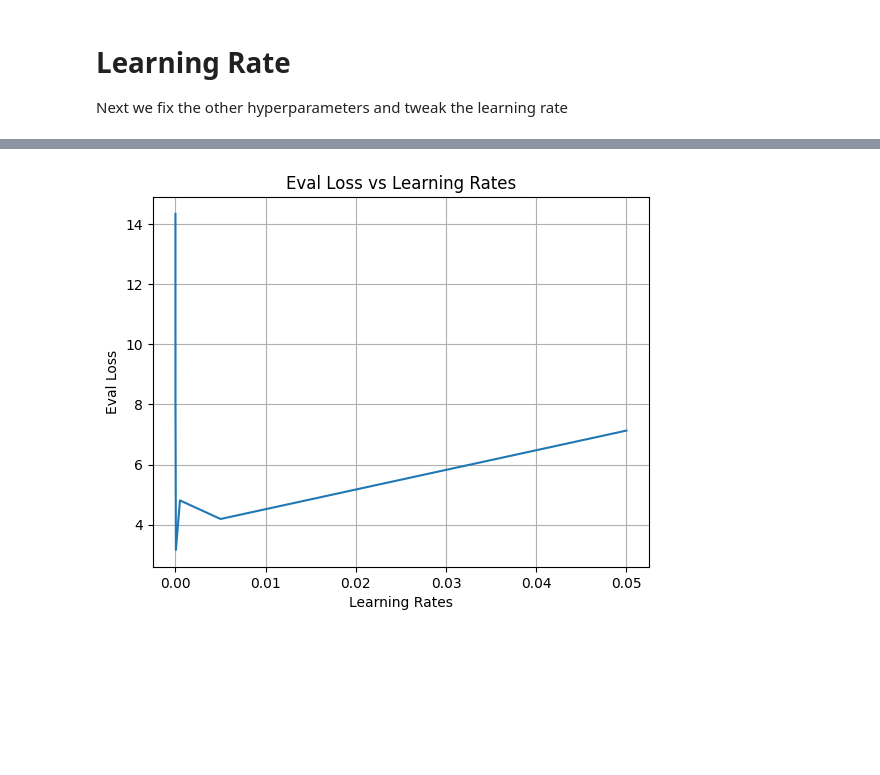
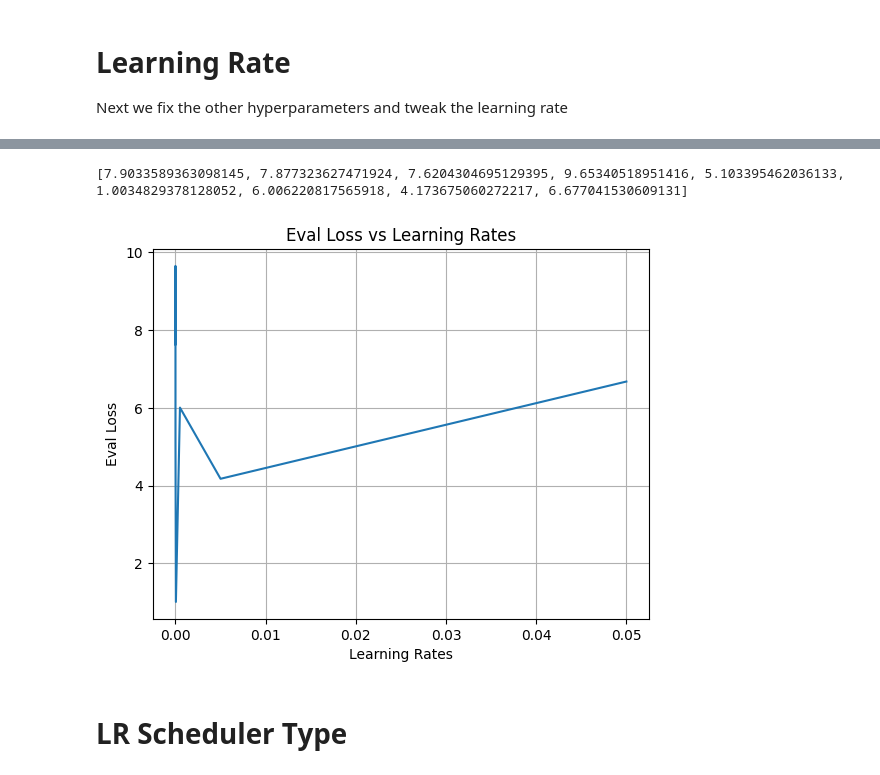
Before and after one commit to ClaudiaYao/PDF_conversion, a Jupyter notebook: model_summarizer/BartSummarizer.ipynb, the cells around one changed output, grey strips where cells are left out. Drawn from its saved outputs; the diff is of its cells as text; code cells hidden in the pictures; blank space fills up the shorter version.

```diff
--- a/model_summarizer/BartSummarizer.ipynb
+++ b/model_summarizer/BartSummarizer.ipynb
@@ -102,27 +124,44 @@ print(results)
-# %%
-# Recorded results from previous trainings
-learning_rate_metrics = [
-  {'eval_loss': 7.129705429077148, 'eval_runtime': 1.3286, 'eval_samples_per_second': 130.964, 'eval_steps_per_second': 16.559, 'epoch': 1.0},
-  {'eval_loss': 4.191491603851318, 'eval_runtime': 1.3749, 'eval_samples_per_second': 126.557, 'eval_steps_per_second': 16.001, 'epoch': 1.0},
-  {'eval_loss': 4.809343338012695, 'eval_runtime': 1.3561, 'eval_samples_per_second': 128.309, 'eval_steps_per_second': 16.223, 'epoch': 1.0},
-  {'eval_loss': 3.163576364517212, 'eval_runtime': 1.4351, 'eval_samples_per_second': 121.244, 'eval_steps_per_second': 15.33, 'epoch': 1.0},
-  {'eval_loss': 7.9258036613464355, 'eval_runtime': 1.4346, 'eval_samples_per_second': 121.286, 'eval_steps_per_second': 15.335, 'epoch': 1.0},
-  {'eval_loss': 11.113795280456543, 'eval_runtime': 1.3722, 'eval_samples_per_second': 126.805, 'eval_steps_per_second': 16.033, 'epoch': 1.0},
-  {'eval_loss': 13.939626693725586, 'eval_runtime': 24.0448, 'eval_samples_per_second': 7.236, 'eval_steps_per_second': 0.915, 'epoch': 1.0},
-  {'eval_loss': 14.29739761352539, 'eval_runtime': 1.4558, 'eval_samples_per_second': 119.526, 'eval_steps_per_second': 15.112, 'epoch': 1.0},
-  {'eval_loss': 14.332598686218262, 'eval_runtime': 5.2108, 'eval_samples_per_second': 33.392, 'eval_steps_per_second': 4.222, 'epoch': 1.0},
-]
-
-data = [
-  metric['eval_loss']
-  for metric in learning_rate_metrics
-]
-plt.plot(learning_rates, data)
-
-plt.xlabel("Learning Rates")
-plt.ylabel("Eval Loss")
-plt.title("Eval Loss vs Learning Rates")
-plt.grid(True)
-plt.show()
-# %% [output]
-[figure, removed]
+# %%
+# Recorded results from previous trainings
+learning_rate_metrics = [
+  {'eval_loss': 7.9033589363098145, 'eval_runtime': 2.2266, 'eval_samples_per_second': 78.147, 'eval_steps_per_second': 9.881, 'epoch': 3.0},
+  {'eval_loss': 7.877323627471924, 'eval_runtime': 2.2325, 'eval_samples_per_second': 77.938, 'eval_steps_per_second': 9.854, 'epoch': 3.0},
+  {'eval_loss': 7.6204304695129395, 'eval_runtime': 2.0795, 'eval_samples_per_second': 83.675, 'eval_steps_per_second': 10.58, 'epoch': 3.0},
+  {'eval_loss': 9.65340518951416, 'eval_runtime': 2.5363, 'eval_samples_per_second': 68.603, 'eval_steps_per_second': 8.674, 'epoch': 3.0},
+  {'eval_loss': 5.103395462036133, 'eval_runtime': 1.9718, 'eval_samples_per_second': 88.243, 'eval_steps_per_second': 11.157, 'epoch': 3.0},
+  {'eval_loss': 1.0034829378128052, 'eval_runtime': 1.3766, 'eval_samples_per_second': 126.403, 'eval_steps_per_second': 15.982, 'epoch': 3.0},
+  {'eval_loss': 6.006220817565918, 'eval_runtime': 1.4036, 'eval_samples_per_second': 123.964, 'eval_steps_per_second': 15.674, 'epoch': 3.0},
+  {'eval_loss': 4.173675060272217, 'eval_runtime': 1.4065, 'eval_samples_per_second': 123.712, 'eval_steps_per_second': 15.642, 'epoch': 3.0},
+  {'eval_loss': 6.677041530609131, 'eval_runtime': 1.3979, 'eval_samples_per_second': 124.474, 'eval_steps_per_second': 15.738, 'epoch': 3.0},
+]
+
+data = [
+  metric['eval_loss']
+  for metric in learning_rate_metrics
+]
+
+print(data)
+
+learning_rates = [
+  5e-10,
+  5e-9,
+  5e-8,
+  5e-7,
+  5e-6,
+  5e-5,
+  5e-4,
+  5e-3,
+  5e-2,
+]
+plt.plot(learning_rates, data)
+
+plt.xlabel('Learning Rates')
+plt.ylabel('Eval Loss')
+plt.title('Eval Loss vs Learning Rates')
+plt.grid(True)
+plt.show()
+# %% [output]
+[7.9033589363098145, 7.877323627471924, 7.6204304695129395, 9.65340518951416, 5.103395462036133, 1.0034829378128052, 6.006220817565918, 4.173675060272217, 6.677041530609131]
+[figure, added]
+# %% [markdown]
+# LR Scheduler Type
```
Also changed, not shown: parts of 9 cells of this notebook, 3 other files.
